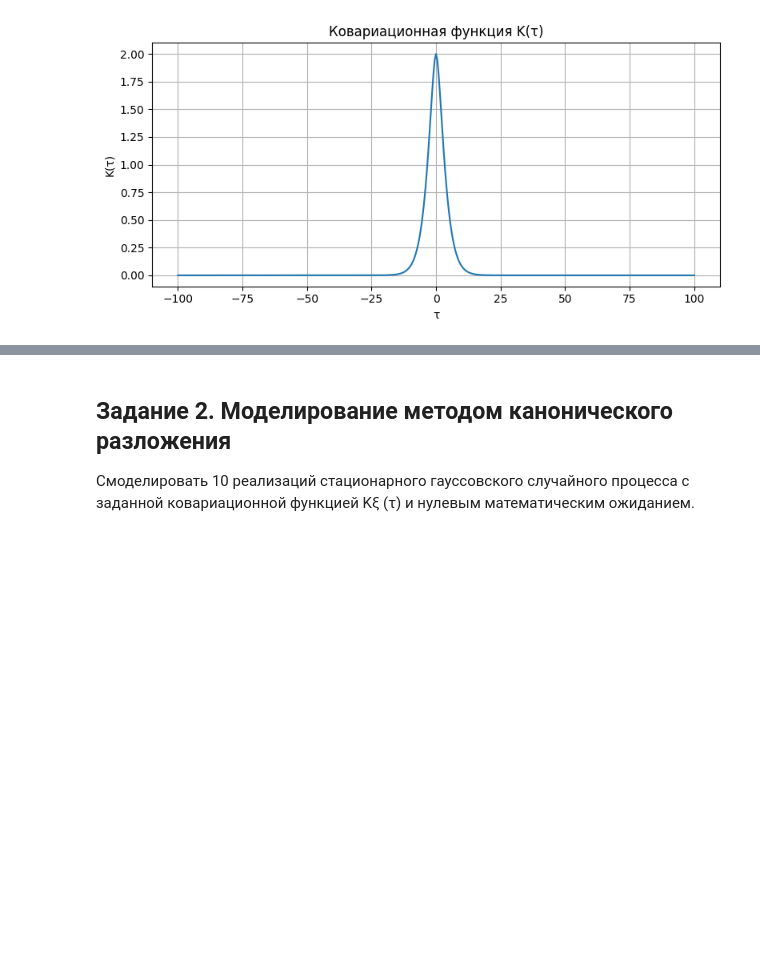
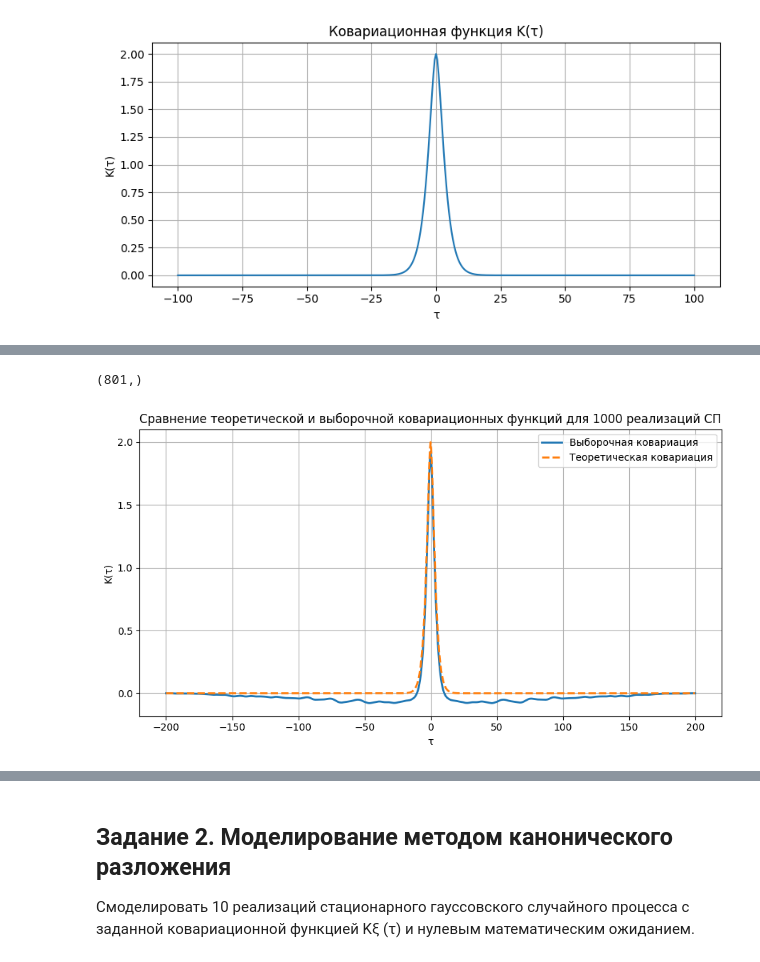
Before and after one commit to constsynth/university_study_projects, a Jupyter notebook: ToRP/LR_2.ipynb, the cells around one changed output, grey strips where cells are left out. Drawn from its saved outputs; the diff is of its cells as text; code cells hidden in the pictures; blank space fills up the shorter version.

```diff
--- a/ToRP/LR_2.ipynb
+++ b/ToRP/LR_2.ipynb
@@ -118,3 +106,36 @@ plt.show()
+# %%
+n_realizations, n_time = realizations.shape
+dt = t[1] - t[0]
+
+maxlag = n_time - 1
+lags = np.arange(-maxlag, maxlag + 1)
+tau = lags * dt
+print(tau.shape)
+
+K_emp = np.zeros(len(lags))
+
+for r in range(n_realizations):
+    x = realizations[r] - realizations[r].mean()
+    corr = np.correlate(x, x, mode='full') / n_time
+    K_emp += corr
+
+K_emp /= n_realizations   # усреднение по реализациям
+
+K_theor = K_theoretical(tau)
+
+plt.figure(figsize=(9, 5))
+plt.plot(tau, K_emp, label='Выборочная ковариация', linewidth=2)
+plt.plot(tau, K_theor, '--', label='Теоретическая ковариация', linewidth=2)
+plt.title(f'Сравнение теоретической и выборочной ковариационных функций для {n_realizations} реализаций СП')
+plt.xlabel('τ')
+plt.ylabel('K(τ)')
+plt.legend()
+plt.grid(True)
+plt.tight_layout()
+plt.show()
+# %% [output]
+(801,)
+[figure, added]
 # %%
 print("Среднее по всем реализациям =", realizations.mean())
 # %% [output]
```
Also changed, not shown: parts of 17 cells of this notebook.
